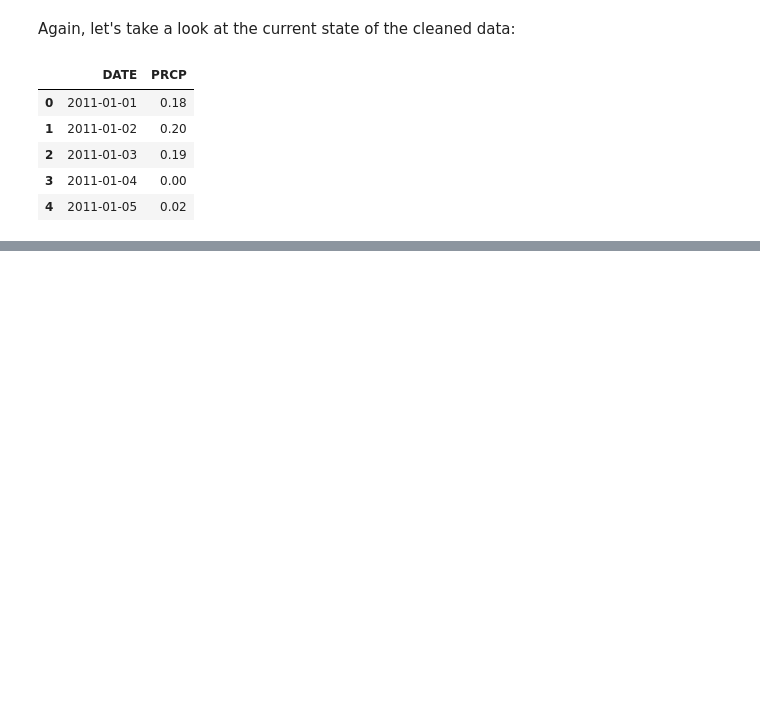
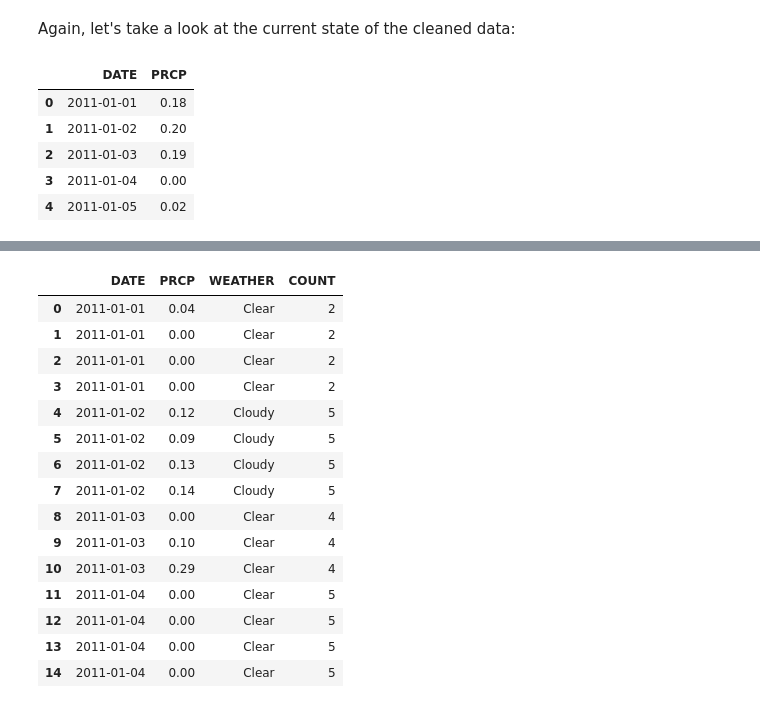
Before and after one commit to DeusSeos/Group007-Wi22-Resume, a Jupyter notebook: DataCheckpointGroup007-Wi22.ipynb, the cells around one changed output, grey strips where cells are left out. Saved outputs shown, nothing was run; the diff lists cells and outputs as text; code cells hidden in the pictures; blank space fills up the shorter version.

```diff
--- a/DataCheckpointGroup007-Wi22.ipynb
+++ b/DataCheckpointGroup007-Wi22.ipynb
@@ -194,0 +197,17 @@ ST_collision.head()
+# %%
+BF_collision['COUNT'] = 1
+PS_collision['COUNT'] = 1
+SAC_collision['COUNT'] = 1
+SD_collision['COUNT'] = 1
+SJ_collision['COUNT'] = 1
+ST_collision['COUNT'] = 1
+
+def collisions_per_day(df):
+    return df.groupby(df['DATE']).aggregate({'WEATHER' : 'first', 'COUNT' : 'sum'}).reset_index()
+
+BF_collision = collisions_per_day(BF_collision)
+PS_collision = collisions_per_day(PS_collision)
+SAC_collision = collisions_per_day(SAC_collision)
+SD_collision = collisions_per_day(SD_collision)
+SJ_collision = collisions_per_day(SJ_collision)
+ST_collision = collisions_per_day(ST_collision)
@@ -194,0 +233,20 @@ ST_collision.head()
+# %%
+df = BF_weather.merge(BF_collision, on = 'DATE')
+df.head(15)
+# %% [output]
+|  | DATE | PRCP | WEATHER | COUNT |
+| 0 | 2011-01-01 | 0.04 | Clear | 2 |
+| 1 | 2011-01-01 | 0.00 | Clear | 2 |
+| 2 | 2011-01-01 | 0.00 | Clear | 2 |
+| 3 | 2011-01-01 | 0.00 | Clear | 2 |
+| 4 | 2011-01-02 | 0.12 | Cloudy | 5 |
+| 5 | 2011-01-02 | 0.09 | Cloudy | 5 |
+| 6 | 2011-01-02 | 0.13 | Cloudy | 5 |
+| 7 | 2011-01-02 | 0.14 | Cloudy | 5 |
+| 8 | 2011-01-03 | 0.00 | Clear | 4 |
+| 9 | 2011-01-03 | 0.10 | Clear | 4 |
+| 10 | 2011-01-03 | 0.29 | Clear | 4 |
+| 11 | 2011-01-04 | 0.00 | Clear | 5 |
+| 12 | 2011-01-04 | 0.00 | Clear | 5 |
+| 13 | 2011-01-04 | 0.00 | Clear | 5 |
+| 14 | 2011-01-04 | 0.00 | Clear | 5 |
```
Also changed, not shown: parts of 8 cells of this notebook.
